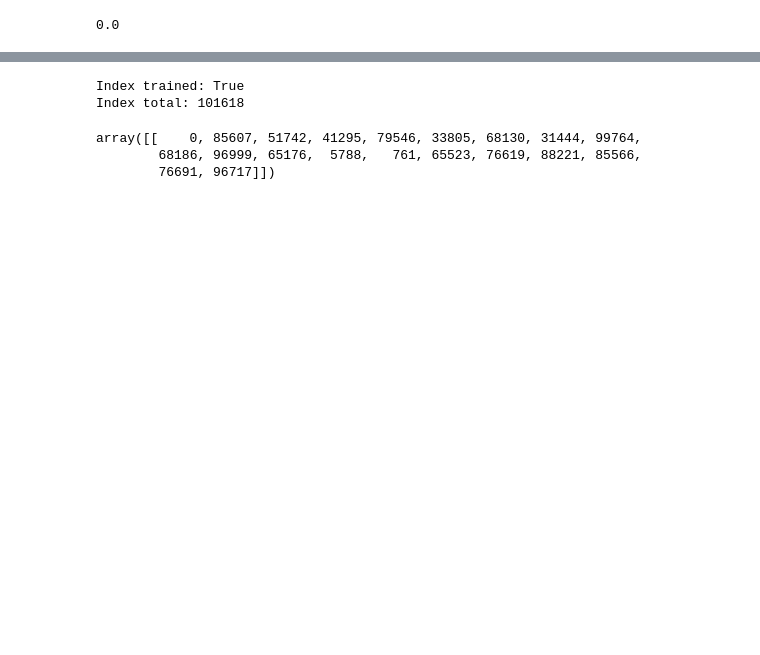
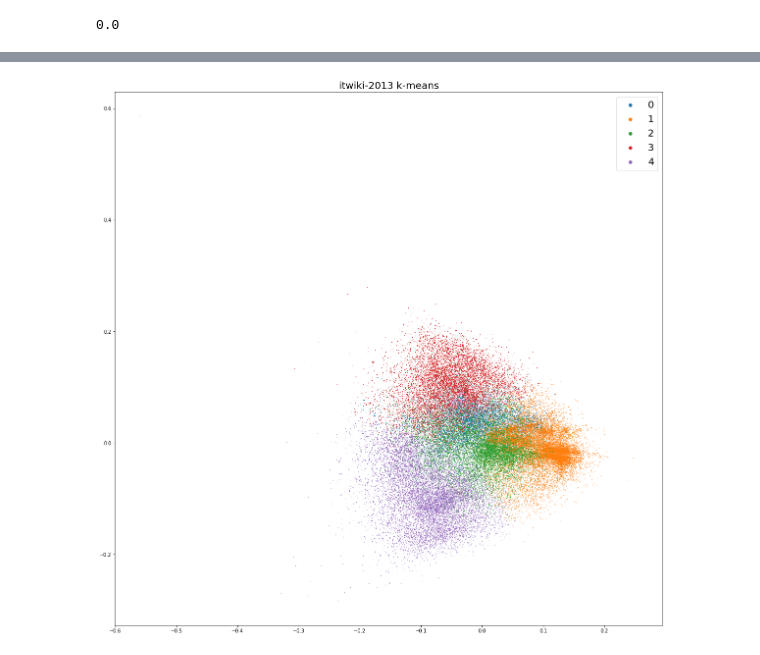
Before and after one commit to Nicolaus93/biggraph, a Jupyter notebook: jupyter/check_itwiki_embeddings.ipynb, the cells around one changed output, grey strips where cells are left out. Cells and saved outputs as stored; diff of their text form; code cells hidden in the pictures; blank space fills up the shorter version.

```diff
--- a/jupyter/check_itwiki_embeddings.ipynb
+++ b/jupyter/check_itwiki_embeddings.ipynb
@@ -85,5 +60,0 @@ array([186403, 675690, 762181, 268272, 998819,  92536,  93525, 360313,
-# %%
-ent_list = get_entities_list(basename)
-perm = np.argsort(ent_list)
-X = X[perm]
-ind = train_search(X)
@@ -211,5 +300,0 @@ x.shape
-# %%
-idx = train_search(x)
-# %% [output]
-Index trained: True
-Index total: 101618
@@ -218,6 +301,8 @@ _, I = idx.search(x[0].reshape(1, -1), 20)
-# %%
-I
-# %% [output]
-array([[    0, 85607, 51742, 41295, 79546, 33805, 68130, 31444, 99764,
-        68186, 96999, 65176,  5788,   761, 65523, 76619, 88221, 85566,
-        76691, 96717]])
+# %%
+itwiki_kmeans = kmeans(x, 5, niter=100)
+# %%
+itwiki_pca = PCA(x)
+D, I = itwiki_kmeans.index.search(x, 1)
+plot_data(itwiki_pca, I, title="itwiki-2013 k-means")
+# %% [output]
+[figure, added]
```
Also changed, not shown: parts of 35 cells of this notebook, 1 other file.
